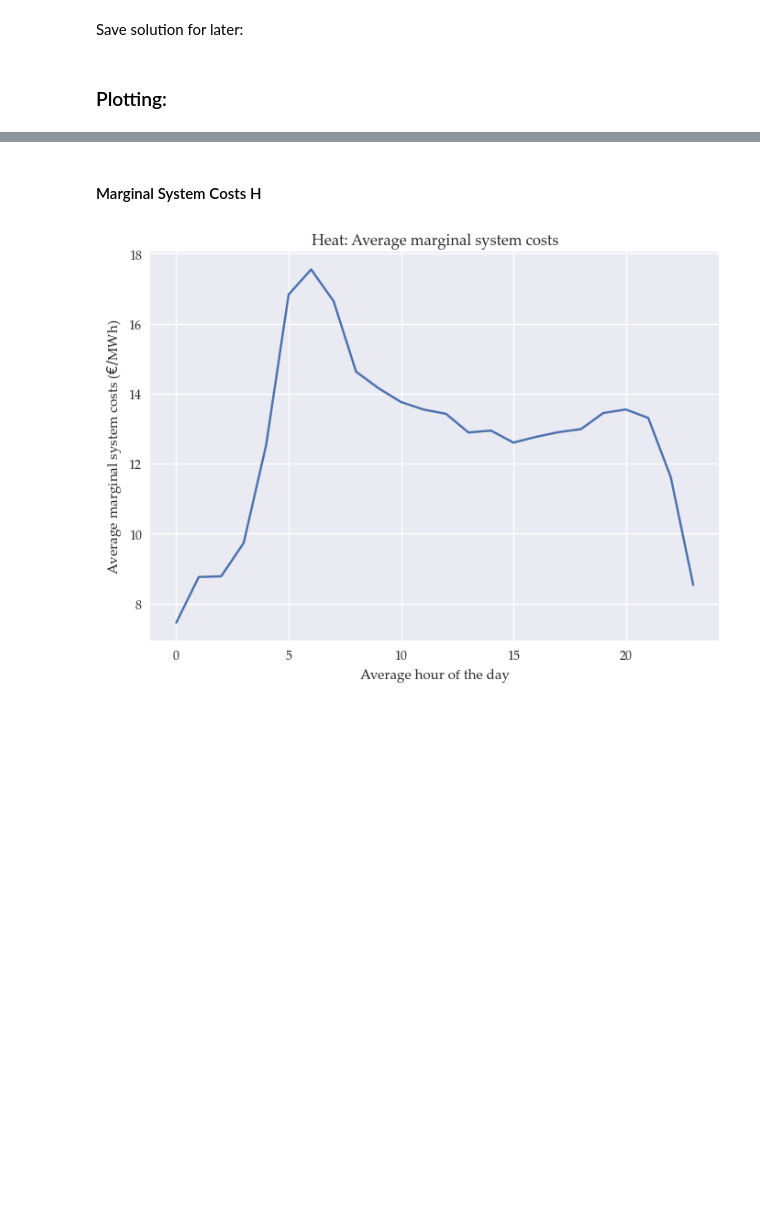
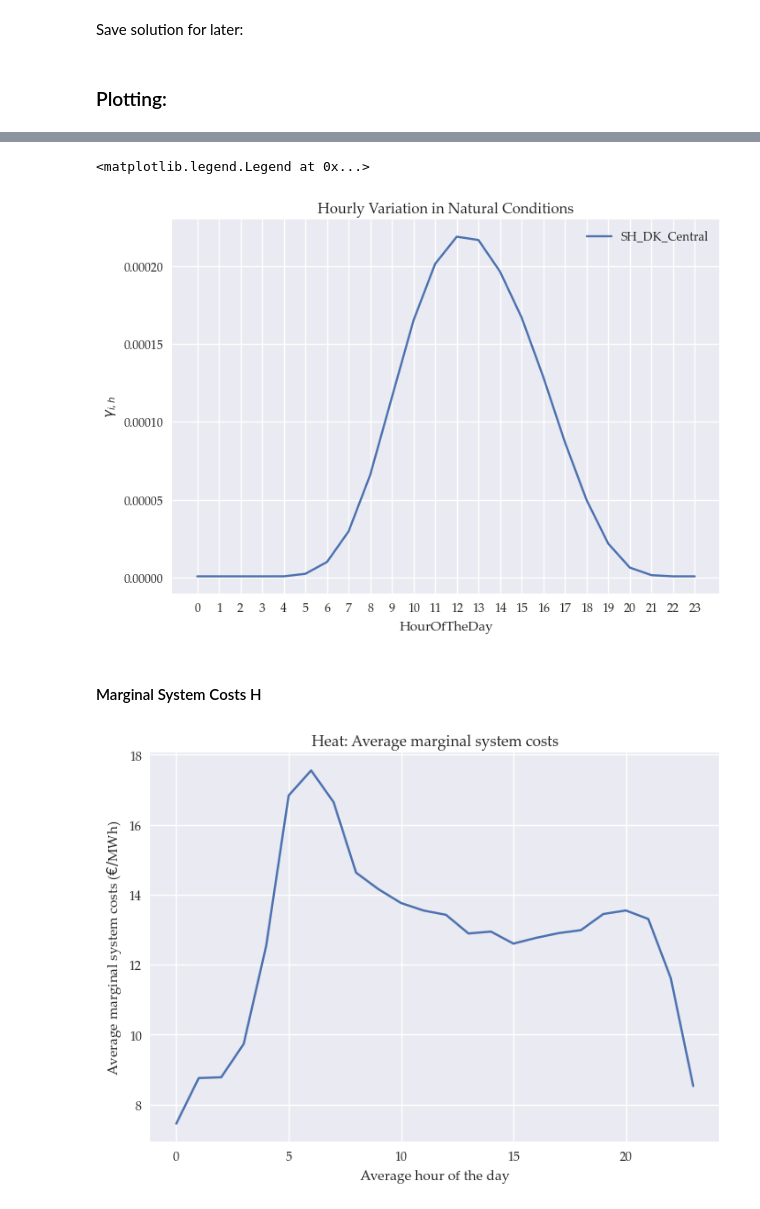
Before and after one commit to marcherger/EnergyEconGroupWork, a Jupyter notebook: Analysis_mBasicPH_storage.ipynb, the cells around one changed output, grey strips where cells are left out. Drawn from its saved outputs; the diff is of its cells as text; code cells hidden in the pictures; blank space fills up the shorter version.

```diff
--- a/Analysis_mBasicPH_storage.ipynb
+++ b/Analysis_mBasicPH_storage.ipynb
@@ -107,3 +165,20 @@ base_db = m.db.copy()
+# %%
+range_names = [2]
+plants_names_intermit = db['CapVariation'].index.levels[1][range_names]
+
+h2HourOfTheDay = adj.rc_pd(m.db['h2HourOfTheDay'], name= 'HourOfTheDay')
+
+for n, i in enumerate(plants_names_intermit):
+    adjMultiIndex.applyMult(db['CapVariation'], h2HourOfTheDay).loc[:,i].mean(level=['HourOfTheDay']).plot(label= plants_names_intermit[n])
+
+hs2HourOfTheDay= np.arange(start=0, stop=24, step=1)
+plt.xticks(hs2HourOfTheDay,hs2HourOfTheDay)
+plt.ylabel('$\gamma_{i,h}$')
+plt.title('Hourly Variation in Natural Conditions')
+plt.legend()
+# %% [output]
+<matplotlib.legend.Legend at 0x...>
+[figure, added]
 # %% [markdown]
 #### Marginal System Costs H
 # %%
```
Also changed, not shown: parts of 8 cells of this notebook, 13 other files.
